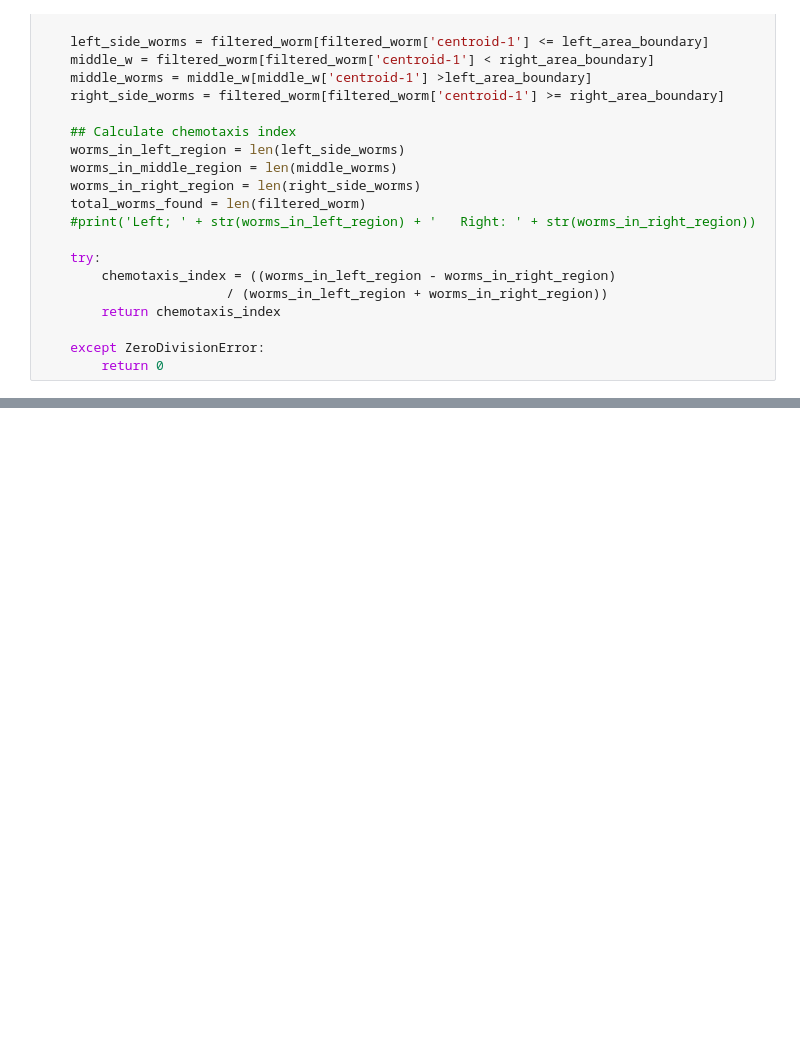
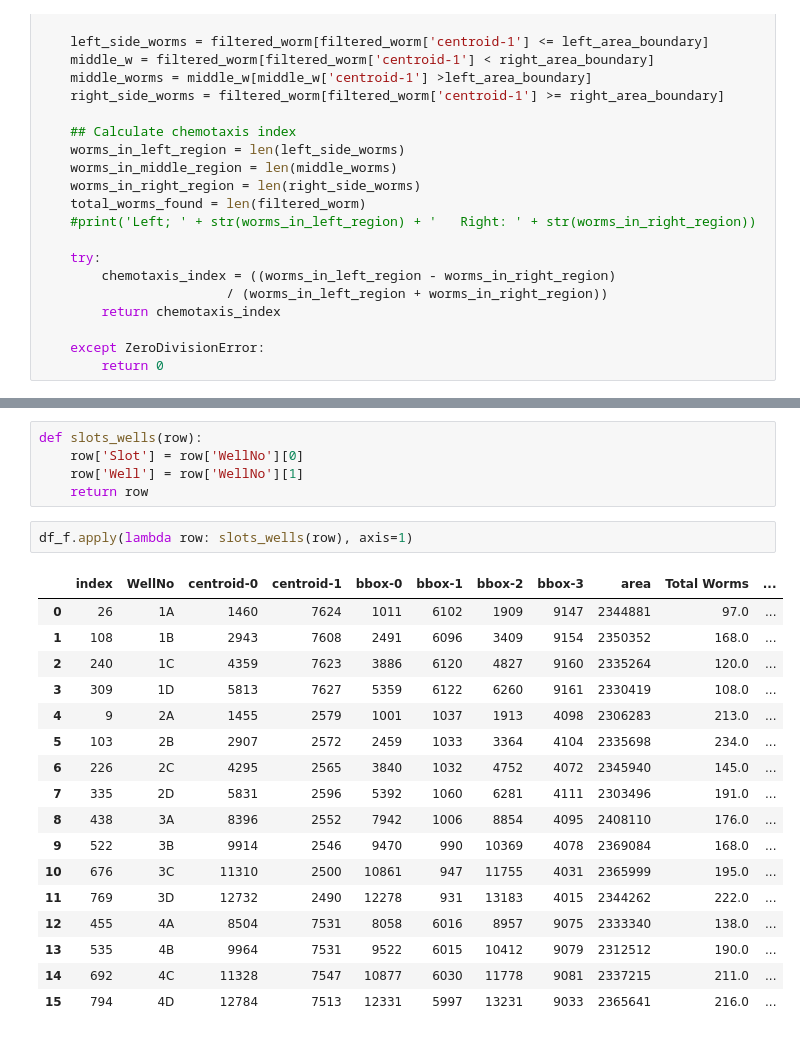
Before and after one commit to Neuroplant-Resources/Neuroplant-OWL, a Jupyter notebook: Hybrid.ipynb, the cells around one changed output, grey strips where cells are left out. Drawn from its saved outputs; the diff is of its cells as text; blank space fills up the shorter version.

```diff
--- a/Hybrid.ipynb
+++ b/Hybrid.ipynb
@@ -284,0 +297,25 @@ plt.show()
+# %%
+def slots_wells(row):
+    row['Slot'] = row['WellNo'][0]
+    row['Well'] = row['WellNo'][1]
+    return row
+# %%
+df_f.apply(lambda row: slots_wells(row), axis=1)
+# %% [output]
+|  | index | WellNo | centroid-0 | centroid-1 | bbox-0 | bbox-1 | bbox-2 | bbox-3 | area | Total Worms | ... |
+| 0 | 26 | 1A | 1460 | 7624 | 1011 | 6102 | 1909 | 9147 | 2344881 | 97.0 | ... |
+| 1 | 108 | 1B | 2943 | 7608 | 2491 | 6096 | 3409 | 9154 | 2350352 | 168.0 | ... |
+| 2 | 240 | 1C | 4359 | 7623 | 3886 | 6120 | 4827 | 9160 | 2335264 | 120.0 | ... |
+| 3 | 309 | 1D | 5813 | 7627 | 5359 | 6122 | 6260 | 9161 | 2330419 | 108.0 | ... |
+| 4 | 9 | 2A | 1455 | 2579 | 1001 | 1037 | 1913 | 4098 | 2306283 | 213.0 | ... |
+| 5 | 103 | 2B | 2907 | 2572 | 2459 | 1033 | 3364 | 4104 | 2335698 | 234.0 | ... |
+| 6 | 226 | 2C | 4295 | 2565 | 3840 | 1032 | 4752 | 4072 | 2345940 | 145.0 | ... |
+| 7 | 335 | 2D | 5831 | 2596 | 5392 | 1060 | 6281 | 4111 | 2303496 | 191.0 | ... |
+| 8 | 438 | 3A | 8396 | 2552 | 7942 | 1006 | 8854 | 4095 | 2408110 | 176.0 | ... |
+| 9 | 522 | 3B | 9914 | 2546 | 9470 | 990 | 10369 | 4078 | 2369084 | 168.0 | ... |
+| 10 | 676 | 3C | 11310 | 2500 | 10861 | 947 | 11755 | 4031 | 2365999 | 195.0 | ... |
+| 11 | 769 | 3D | 12732 | 2490 | 12278 | 931 | 13183 | 4015 | 2344262 | 222.0 | ... |
+| 12 | 455 | 4A | 8504 | 7531 | 8058 | 6016 | 8957 | 9075 | 2333340 | 138.0 | ... |
+| 13 | 535 | 4B | 9964 | 7531 | 9522 | 6015 | 10412 | 9079 | 2312512 | 190.0 | ... |
+| 14 | 692 | 4C | 11328 | 7547 | 10877 | 6030 | 11778 | 9081 | 2337215 | 211.0 | ... |
+| 15 | 794 | 4D | 12784 | 7513 | 12331 | 5997 | 13231 | 9033 | 2365641 | 216.0 | ... |
```
Also changed, not shown: parts of 17 cells of this notebook, 8 other files.
